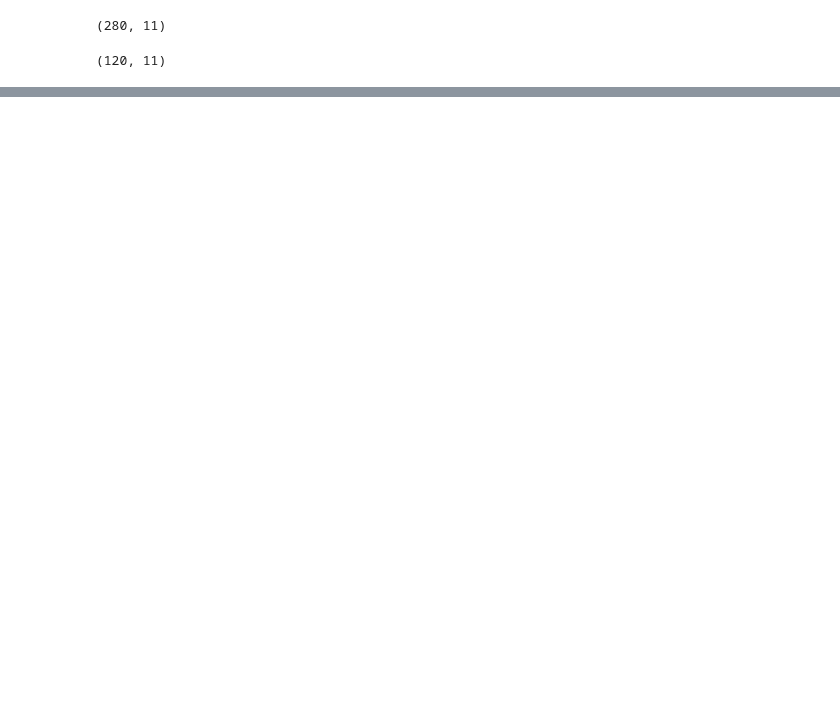
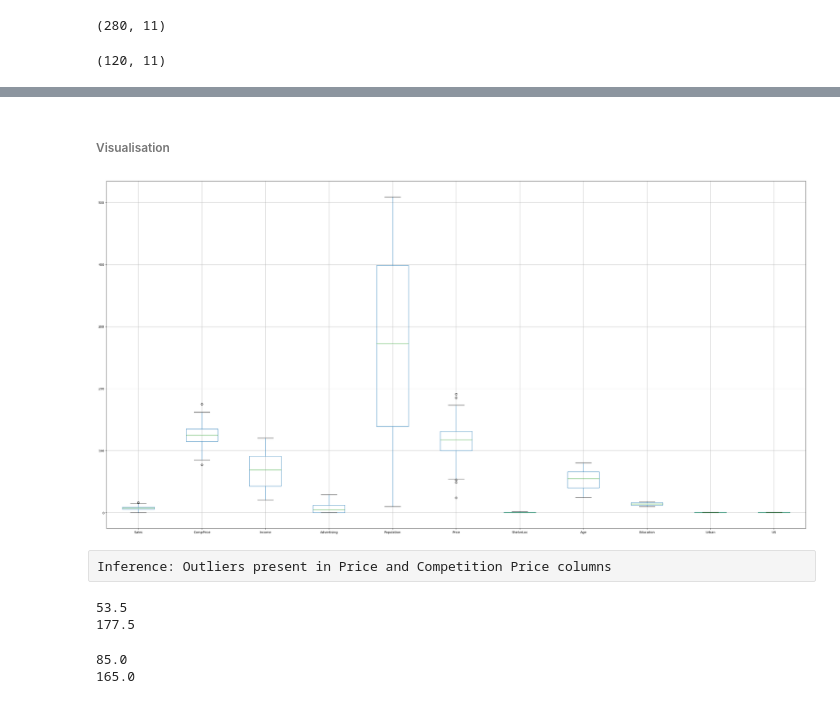
Before and after one commit to ananthu34/4902_Decision_Tree_ID3, a Jupyter notebook: Preprocessing_without_library.ipynb, the cells around one changed output, grey strips where cells are left out. Cells and saved outputs as stored; diff of their text form; code cells hidden in the pictures; blank space fills up the shorter version.

```diff
--- a/Preprocessing_without_library.ipynb
+++ b/Preprocessing_without_library.ipynb
@@ -375,0 +403,2 @@ ShelveLoc
+# %% [markdown]
+###### Visualisation
@@ -375,0 +410,25 @@ ShelveLoc
+# %%
+df=pd.DataFrame(data_dict)
+# %%
+#Boxplot visualisation of dataset to Checking for outliers
+df.boxplot(figsize=(40,20))
+plt.show()
+# %% [output]
+[figure, added]
+# %% [raw]
+Inference: Outliers present in Price and Competition Price columns
+# %%
+#Finding IQR
+q3 = df['Price'].quantile(0.75)
+q1 = df['Price'].quantile(0.25)
+#print(q3)
+#print(q1)
+IQR = q3 - q1
+#print(IQR)
+lower_limit = q1 - (IQR * 1.5)
+print(lower_limit)
+upper_limit = q3 + (IQR * 1.5)
+print(upper_limit)
+# %% [output]
+53.5
+177.5
@@ -375,0 +439,15 @@ ShelveLoc
+# %%
+#Finding IQR
+q3 = df['CompPrice'].quantile(0.75)
+q1 = df['CompPrice'].quantile(0.25)
+#print(q3)
+#print(q1)
+IQR = q3 - q1
+#print(IQR)
+lower_limit = q1 - (IQR * 1.5)
+print(lower_limit)
+upper_limit = q3 + (IQR * 1.5)
+print(upper_limit)
+# %% [output]
+85.0
+165.0
```
Also changed, not shown: parts of 21 cells of this notebook.
